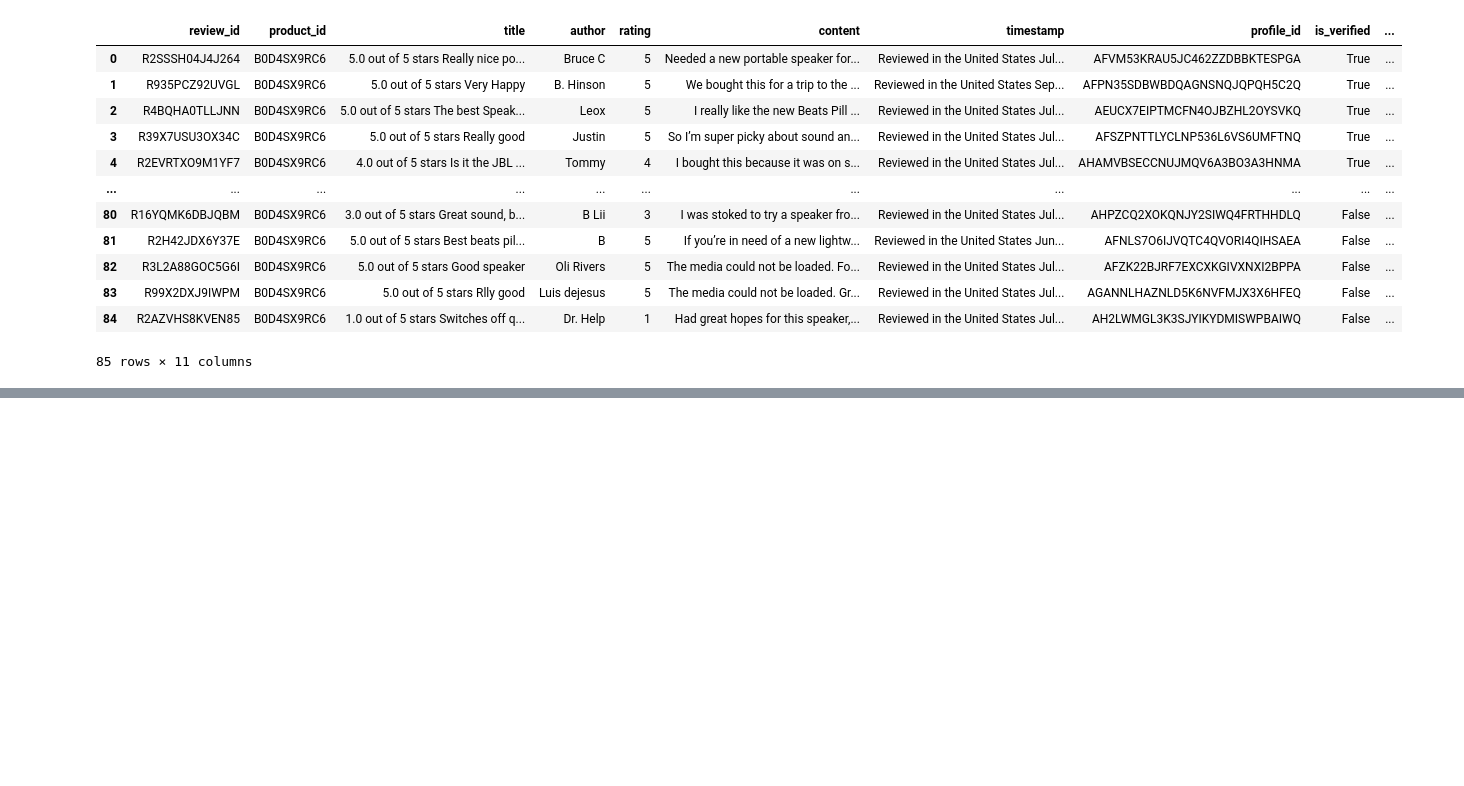
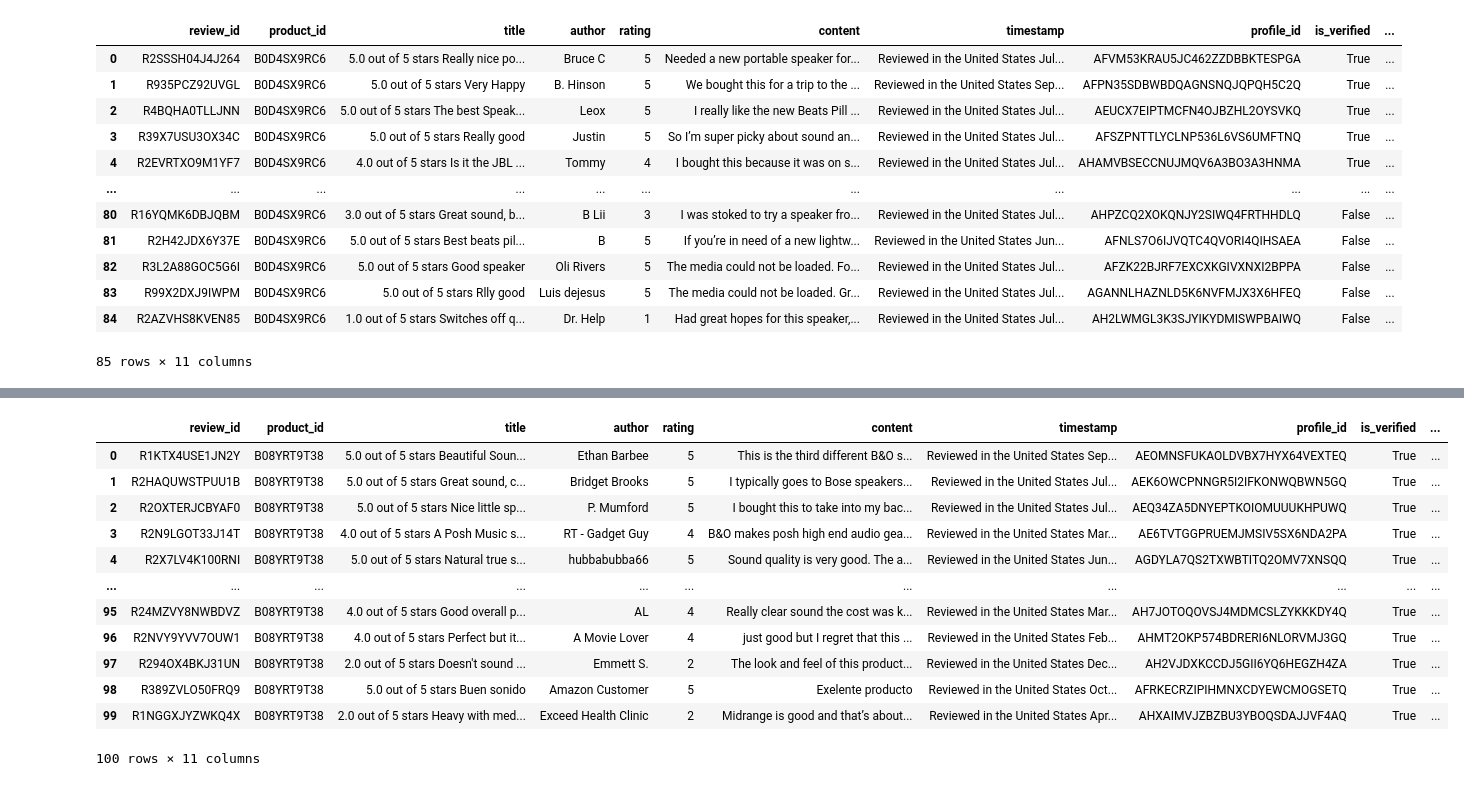
Before and after one commit to Tomisin510/Beats_Speakers_Sentiment_Analysis, a Jupyter notebook: Data_Pre-processing/raw_reviews_to_csv.ipynb, the cells around one changed output, grey strips where cells are left out. Cells and saved outputs as stored; diff of their text form; code cells hidden in the pictures; blank space fills up the shorter version.

```diff
--- a/Data_Pre-processing/raw_reviews_to_csv.ipynb
+++ b/Data_Pre-processing/raw_reviews_to_csv.ipynb
@@ -135,0 +230,66 @@ reviews_df
+# %%
+# Path to the input JSON file containing Bang and Olufsen Beosound Speaker reviews data
+file_path = 'JSON_files/data_bao_beo.json'
+
+
+# Open the JSON file and load its contents into a Python dictionary
+with open(file_path, 'r') as file:
+    data = json.load(file)
+
+
+# Initialize a list to collect structured review data
+reviews_data = []
+count = 0
+
+# Iterate over each result item in the JSON data
+for result in data['results']:
+    # Extract the ASIN (product identifier) from the nested content
+  asin = result['content']["asin"]
+    # Iterate over every review associated with this result
+  for review in result['content']['reviews']:
+    count += 1 # Increment a counter for processed reviews (used in exception handling)
+    try:
+      # Build a dictionary representing a single review with selected fields
+      review_info = {
+      'review_id': review['id'],
+      'product_id': asin,
+      "title": review["title"],
+      "author": review["author"],
+      "rating": review["rating"],
+      "content": review["content"],
+      "timestamp": review["timestamp"],
+      "profile_id": review["profile_id"],
+      "is_verified": review["is_verified"],
+      "helpful_count": review.get('helpful_count', 0),# Use 0 if not present
+      "product_attributes": review["product_attributes"]
+      }
+      # Append the structured review to our collection
+      reviews_data.append(review_info)
+    except:
+      # If any error occurs while processing this review, print the count
+      # and stop processing further reviews for this result
+      print(count)
+      break
+
+# Convert the list of review dictionaries into a pandas DataFrame
+reviews_df4 = pd.DataFrame(reviews_data)
+
+# Save the DataFrame to a CSV file for later use
+reviews_df4.to_csv('CSV_files/reviews_Bang&Olufsen_Beosound.csv', index=False)
+
+# Display the DataFrame in the notebook environment (optional)
+reviews_df4
+# %% [output]
+|  | review_id | product_id | title | author | rating | content | timestamp | profile_id | is_verified | ... |
+| 0 | R1KTX4USE1JN2Y | B08YRT9T38 | 5.0 out of 5 stars Beautiful Soun... | Ethan Barbee | 5 | This is the third different B&O s... | Reviewed in the United States Sep... | AEOMNSFUKAOLDVBX7HYX64VEXTEQ | True | ... |
+| 1 | R2HAQUWSTPUU1B | B08YRT9T38 | 5.0 out of 5 stars Great sound, c... | Bridget Brooks | 5 | I typically goes to Bose speakers... | Reviewed in the United States Jul... | AEK6OWCPNNGR5I2IFKONWQBWN5GQ | True | ... |
+| 2 | R2OXTERJCBYAF0 | B08YRT9T38 | 5.0 out of 5 stars Nice little sp... | P. Mumford | 5 | I bought this to take into my bac... | Reviewed in the United States Jul... | AEQ34ZA5DNYEPTKOIOMUUUKHPUWQ | True | ... |
+| 3 | R2N9LGOT33J14T | B08YRT9T38 | 4.0 out of 5 stars A Posh Music s... | RT - Gadget Guy | 4 | B&O makes posh high end audio gea... | Reviewed in the United States Mar... | AE6TVTGGPRUEMJMSIV5SX6NDA2PA | True | ... |
+| 4 | R2X7LV4K100RNI | B08YRT9T38 | 5.0 out of 5 stars Natural true s... | hubbabubba66 | 5 | Sound quality is very good. The a... | Reviewed in the United States Jun... | AGDYLA7QS2TXWBTITQ2OMV7XNSQQ | True | ... |
+| ... | ... | ... | ... | ... | ... | ... | ... | ... | ... | ... |
+| 95 | R24MZVY8NWBDVZ | B08YRT9T38 | 4.0 out of 5 stars Good overall p... | AL | 4 | Really clear sound the cost was k... | Reviewed in the United States Mar... | AH7JOTOQOVSJ4MDMCSLZYKKKDY4Q | True | ... |
+| 96 | R2NVY9YVV7OUW1 | B08YRT9T38 | 4.0 out of 5 stars Perfect but it... | A Movie Lover | 4 | just good but I regret that this ... | Reviewed in the United States Feb... | AHMT2OKP574BDRERI6NLORVMJ3GQ | True | ... |
+| 97 | R294OX4BKJ31UN | B08YRT9T38 | 2.0 out of 5 stars Doesn't sound ... | Emmett S. | 2 | The look and feel of this product... | Reviewed in the United States Dec... | AH2VJDXKCCDJ5GII6YQ6HEGZH4ZA | True | ... |
+| 98 | R389ZVLO50FRQ9 | B08YRT9T38 | 5.0 out of 5 stars Buen sonido | Amazon Customer | 5 | Exelente producto | Reviewed in the United States Oct... | AFRKECRZIPIHMNXCDYEWCMOGSETQ | True | ... |
+| 99 | R1NGGXJYZWKQ4X | B08YRT9T38 | 2.0 out of 5 stars Heavy with med... | Exceed Health Clinic | 2 | Midrange is good and that’s about... | Reviewed in the United States Apr... | AHXAIMVJZBZBU3YBOQSDAJJVF4AQ | True | ... |
+100 rows × 11 columns
```
Also changed, not shown: parts of 11 cells of this notebook, 16 other files.
